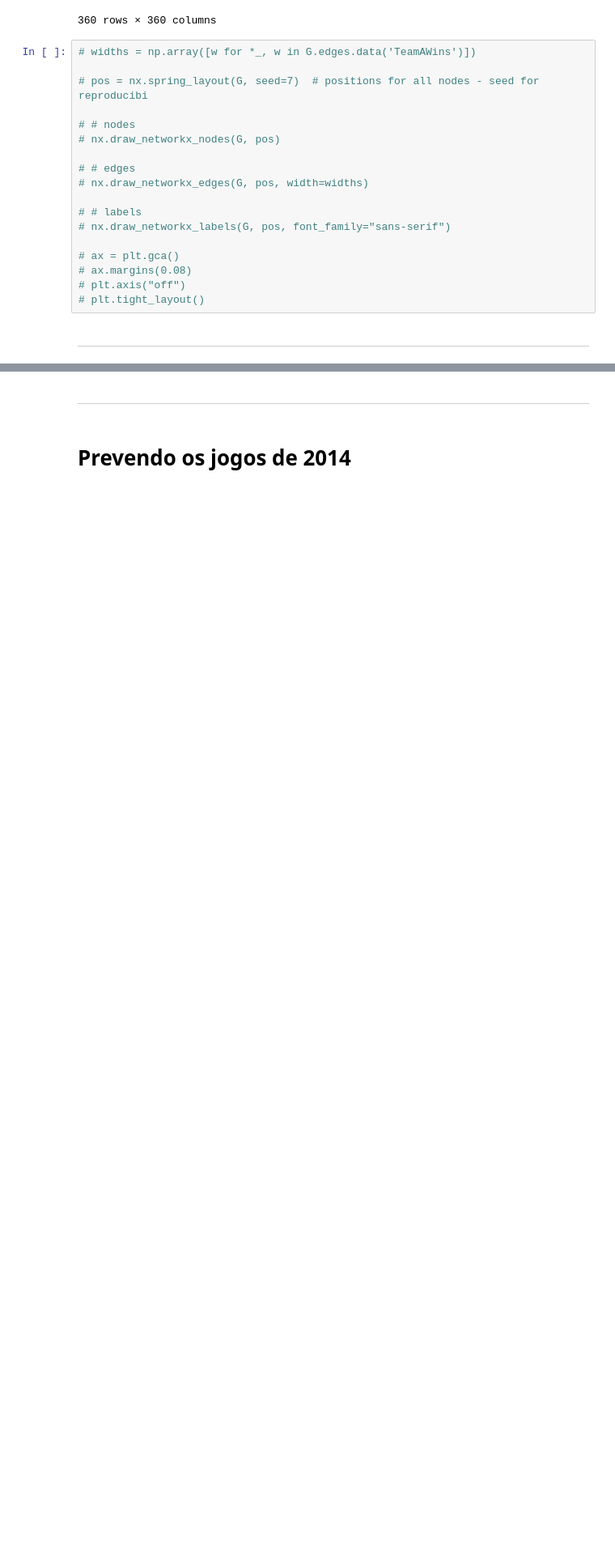
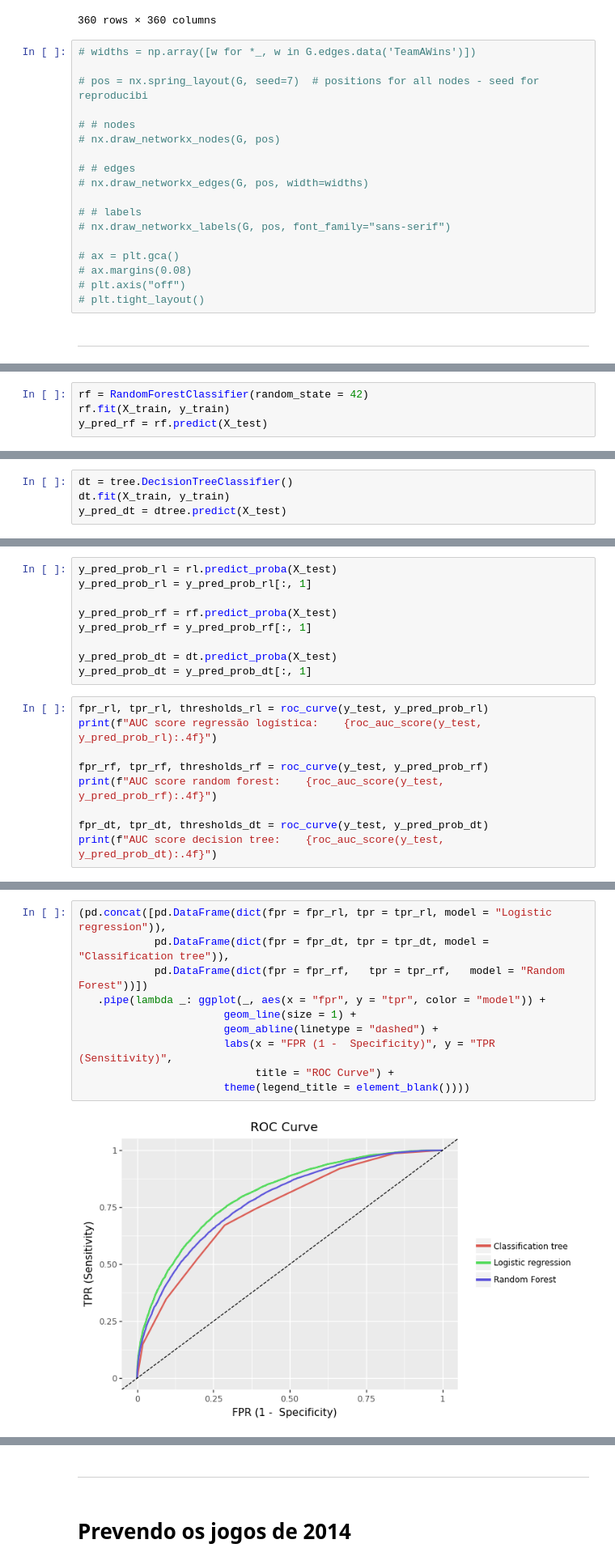
Before and after one commit to NicolasCho/projeto_ML, a Jupyter notebook: ML.ipynb, the cells around one changed output, grey strips where cells are left out. Shown: that part at 81% size. Cells and saved outputs as stored; diff of their text form; blank space fills up the shorter version.

Commit message:
Random Forest e Decision Tree + ROC

```diff
--- a/ML.ipynb
+++ b/ML.ipynb
@@ -450,0 +550,4 @@ accuracy_score(y_test, y_pred)
+# %%
+rf = RandomForestClassifier(random_state = 42)
+rf.fit(X_train, y_train)
+y_pred_rf = rf.predict(X_test)
@@ -450,0 +575,4 @@ accuracy_score(y_test, y_pred)
+# %%
+dt = tree.DecisionTreeClassifier()
+dt.fit(X_train, y_train)
+y_pred_dt = dtree.predict(X_test)
@@ -474,0 +600,18 @@ plt.plot(fpr, tpr)
+# %%
+y_pred_prob_rl = rl.predict_proba(X_test)
+y_pred_prob_rl = y_pred_prob_rl[:, 1]
+
+y_pred_prob_rf = rf.predict_proba(X_test)
+y_pred_prob_rf = y_pred_prob_rf[:, 1]
+
+y_pred_prob_dt = dt.predict_proba(X_test)
+y_pred_prob_dt = y_pred_prob_dt[:, 1]
+# %%
+fpr_rl, tpr_rl, thresholds_rl = roc_curve(y_test, y_pred_prob_rl)
+print(f"AUC score regressão logística:    {roc_auc_score(y_test, y_pred_prob_rl):.4f}")
+
+fpr_rf, tpr_rf, thresholds_rf = roc_curve(y_test, y_pred_prob_rf)
+print(f"AUC score random forest:    {roc_auc_score(y_test, y_pred_prob_rf):.4f}")
+
+fpr_dt, tpr_dt, thresholds_dt = roc_curve(y_test, y_pred_prob_dt)
+print(f"AUC score decision tree:    {roc_auc_score(y_test, y_pred_prob_dt):.4f}")
@@ -474,0 +622,12 @@ plt.plot(fpr, tpr)
+# %%
+(pd.concat([pd.DataFrame(dict(fpr = fpr_rl, tpr = tpr_rl, model = "Logistic regression")),
+            pd.DataFrame(dict(fpr = fpr_dt, tpr = tpr_dt, model = "Classification tree")),
+            pd.DataFrame(dict(fpr = fpr_rf,   tpr = tpr_rf,   model = "Random Forest"))])
+   .pipe(lambda _: ggplot(_, aes(x = "fpr", y = "tpr", color = "model")) +
+                       geom_line(size = 1) +
+                       geom_abline(linetype = "dashed") +
+                       labs(x = "FPR (1 -  Specificity)", y = "TPR (Sensitivity)",
+                            title = "ROC Curve") +
+                       theme(legend_title = element_blank())))
+# %% [output]
+[figure, added]
```
Also changed, not shown: parts of 27 cells of this notebook.
